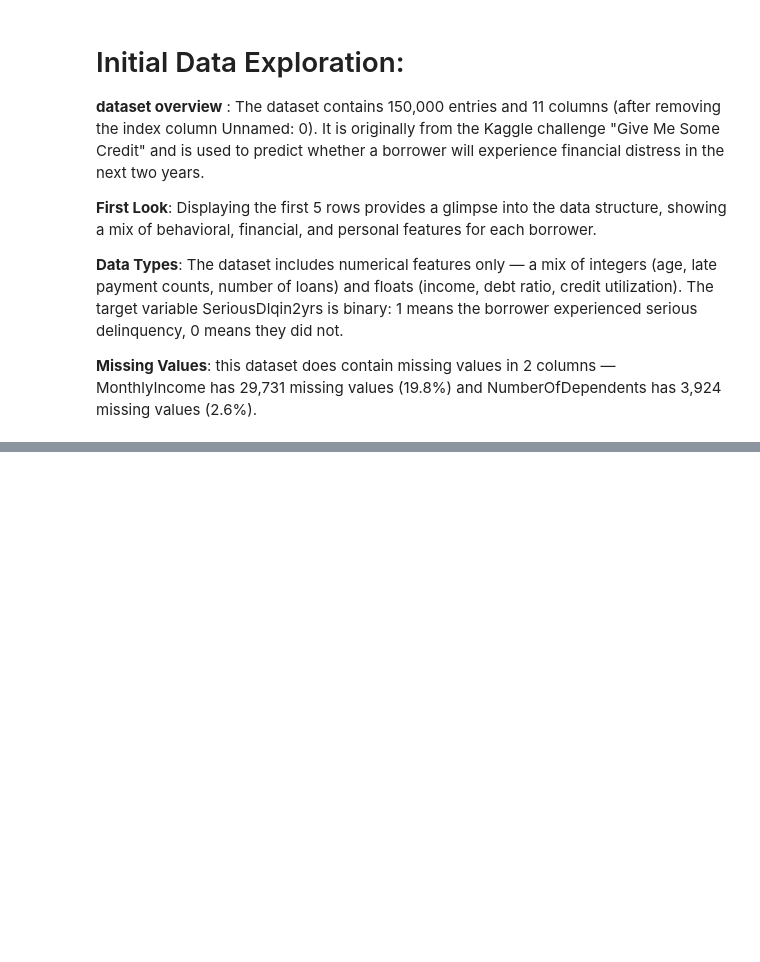
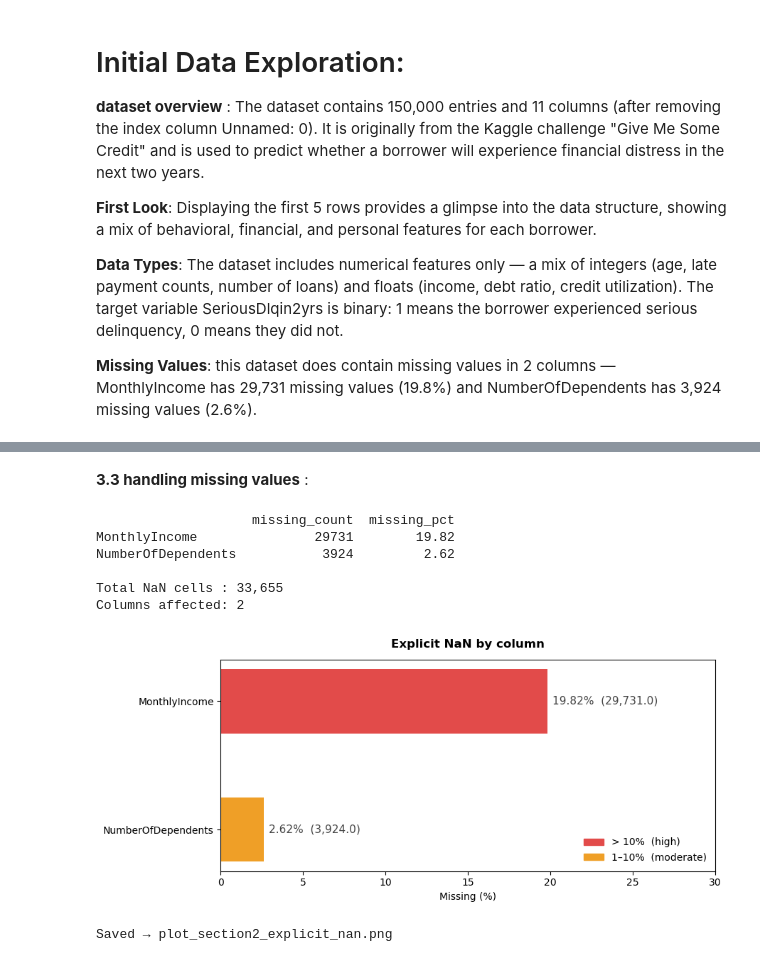
Before and after one commit to emnalakhal/Credit-Default-Prediction, a Jupyter notebook: notebook/01-introduction.ipynb, the cells around one changed output, grey strips where cells are left out. Saved outputs shown, nothing was run; the diff lists cells and outputs as text; code cells hidden in the pictures; blank space fills up the shorter version.

```diff
--- a/notebook/01-introduction.ipynb
+++ b/notebook/01-introduction.ipynb
@@ -110,0 +153,47 @@ Duplicated Values Count:
+# %% [markdown]
+**3.3 handling missing values** :
+# %%
+# Check for missing values (NaN, null, and common placeholders)
+from matplotlib import patches
+
+
+na_count = df.isnull().sum()
+na_pct   = (na_count / len(df) * 100).round(2)
+na_df    = pd.DataFrame({"missing_count": na_count, "missing_pct": na_pct})
+na_df    = na_df[na_df["missing_count"] > 0].sort_values("missing_pct", ascending=False)
+
+print(na_df.to_string())
+print(f"\nTotal NaN cells : {na_count.sum():,}")
+print(f"Columns affected: {(na_count > 0).sum()}")
+# ── Plot: Explicit NaN bar chart
+fig, ax = plt.subplots(figsize=(9, 4))
+colors = ["#E24B4A" if p > 10 else "#EF9F27" for p in na_df["missing_pct"]]
+bars = ax.barh(na_df.index, na_df["missing_pct"], color=colors, edgecolor="none", height=0.5)
+
+for bar, (col, row) in zip(bars, na_df.iterrows()):
+    ax.text(bar.get_width() + 0.3, bar.get_y() + bar.get_height() / 2,
+            f'{row["missing_pct"]}%  ({row["missing_count"]:,})',
+            va="center", fontsize=11, color="#444")
+
+ax.set_xlabel("Missing (%)")
+ax.set_title("Explicit NaN by column", fontweight="bold", pad=12)
+ax.set_xlim(0, 30)
+ax.invert_yaxis()
+
+high_patch  = patches.Patch(color="#E24B4A", label="> 10%  (high)")
+med_patch   = patches.Patch(color="#EF9F27", label="1–10%  (moderate)")
+ax.legend(handles=[high_patch, med_patch], fontsize=10, frameon=False, loc="lower right")
+
+plt.tight_layout()
+plt.savefig("plot_section2_explicit_nan.png", dpi=150, bbox_inches="tight")
+plt.show()
+print("Saved → plot_section2_explicit_nan.png")
+# %% [output]
+                    missing_count  missing_pct
+MonthlyIncome               29731        19.82
+NumberOfDependents           3924         2.62
+
+Total NaN cells : 33,655
+Columns affected: 2
+[figure, added]
+Saved → plot_section2_explicit_nan.png
```
Also changed, not shown: parts of 7 cells of this notebook, 5 other files.
